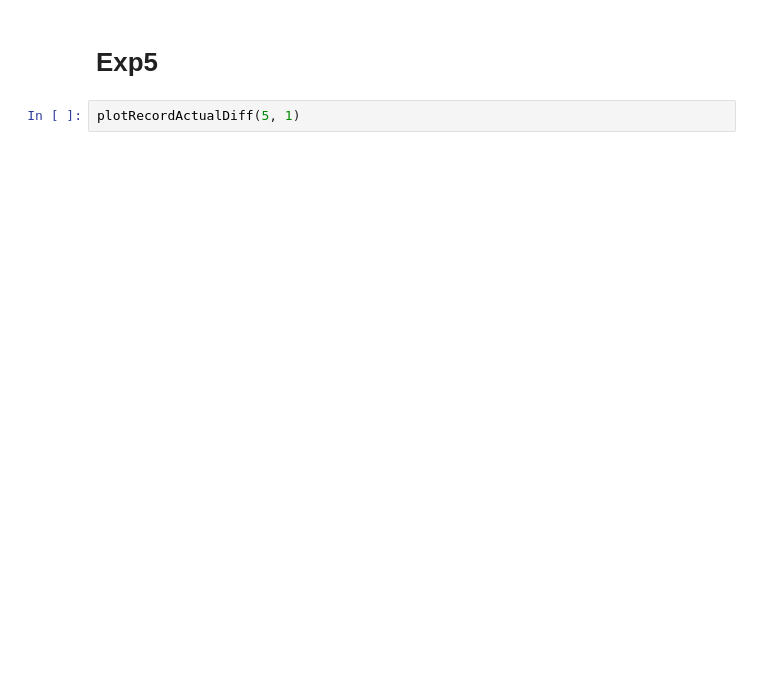
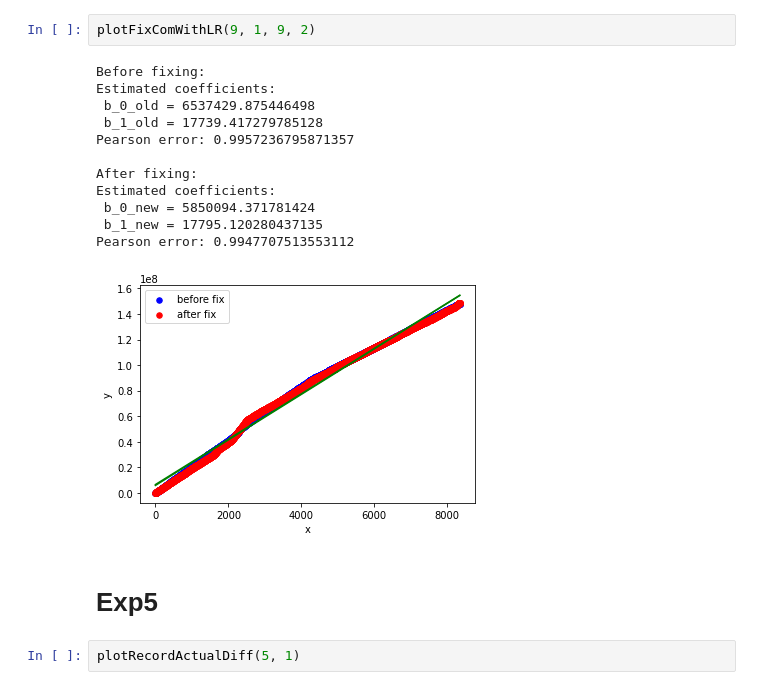
Before and after one commit to lunjohnzhang/RERAN, a Jupyter notebook: data_set/plotTimePoint.ipynb, the cells around one changed output. Cells and saved outputs as stored; diff of their text form; blank space fills up the shorter version.

```diff
--- a/data_set/plotTimePoint.ipynb
+++ b/data_set/plotTimePoint.ipynb
@@ -205,3 +31,18 @@ def plotRecordActualDiff(exp_num, set_num, color = 'ro', label = None):
+# %%
+plotFixComWithLR(9, 1, 9, 2)
+# %% [output]
+Before fixing:
+Estimated coefficients:
+ b_0_old = 6537429.875446498
+ b_1_old = 17739.417279785128
+Pearson error: 0.9957236795871357
+
+After fixing:
+Estimated coefficients:
+ b_0_new = 5850094.371781424
+ b_1_new = 17795.120280437135
+Pearson error: 0.9947707513553112
+[figure, added]
 # %% [markdown]
 # Exp5
 # %%
```
Also changed, not shown: parts of 18 cells of this notebook, 27 other files.
